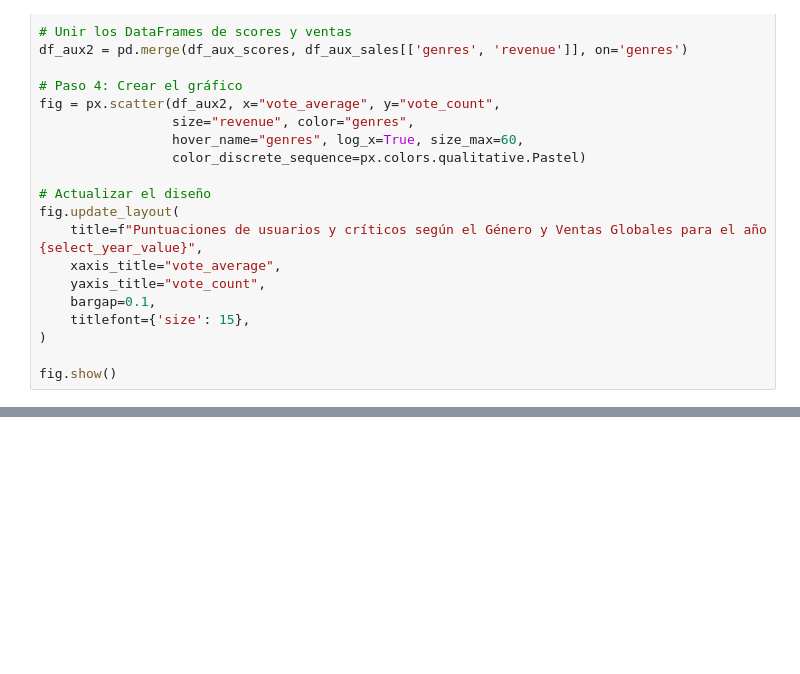
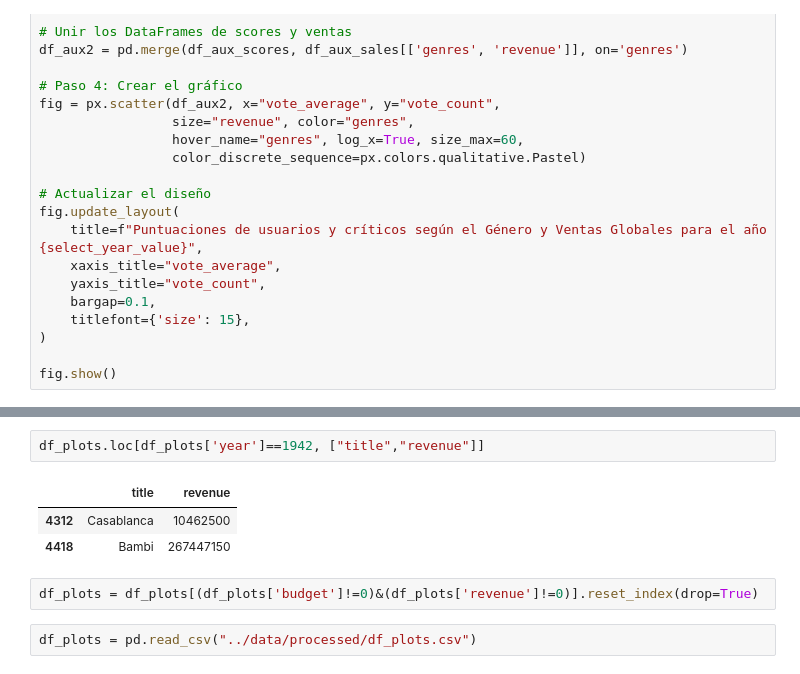
Before and after one commit to fernandoperezalba/PracticaVisualizacion, a Jupyter notebook: notebooks/EDA.ipynb, the cells around one changed output, grey strips where cells are left out. Drawn from its saved outputs; the diff is of its cells as text; blank space fills up the shorter version.

```diff
--- a/notebooks/EDA.ipynb
+++ b/notebooks/EDA.ipynb
@@ -487,0 +714,10 @@ fig.show()
+# %%
+df_plots.loc[df_plots['year']==1942, ["title","revenue"]]
+# %% [output]
+|  | title | revenue |
+| 4312 | Casablanca | 10462500 |
+| 4418 | Bambi | 267447150 |
+# %%
+df_plots = df_plots[(df_plots['budget']!=0)&(df_plots['revenue']!=0)].reset_index(drop=True)
+# %%
+df_plots = pd.read_csv("../data/processed/df_plots.csv")
```
Also changed, not shown: parts of 22 cells of this notebook, 1 other file.
